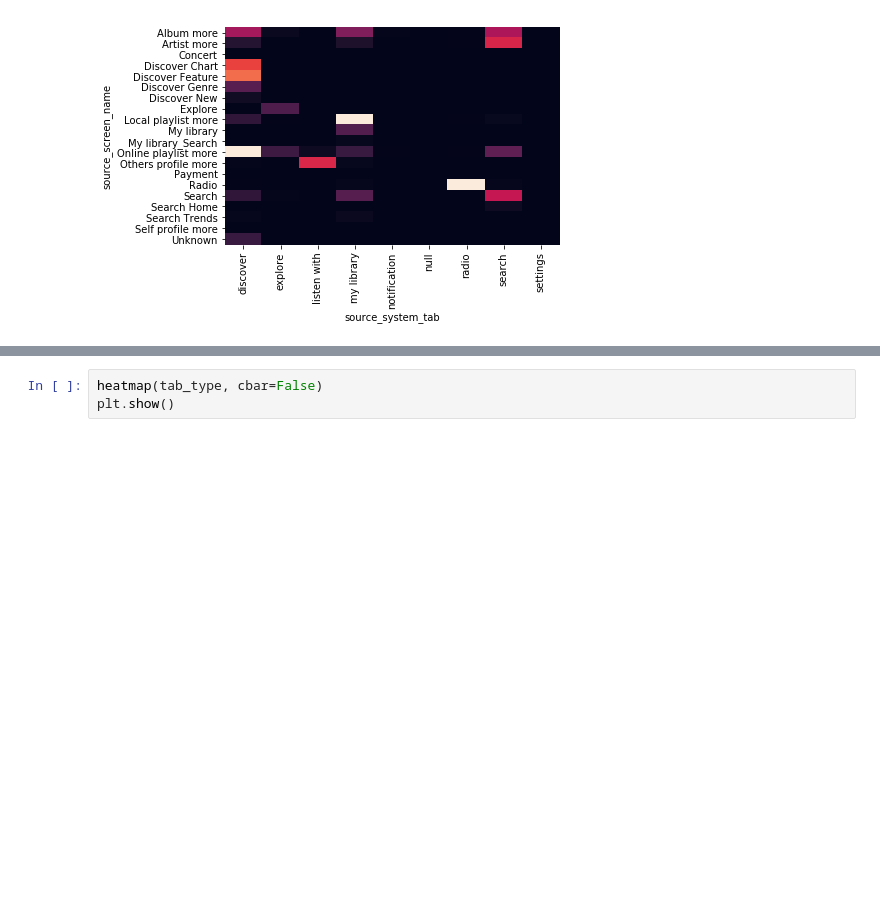
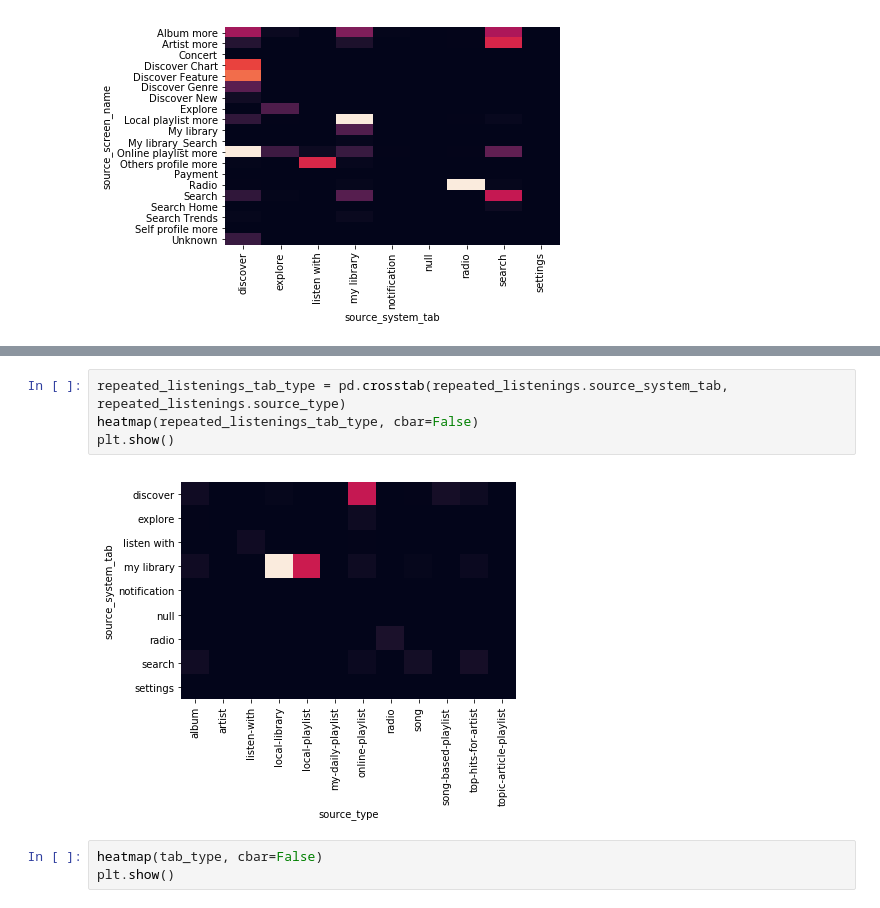
Before and after one commit to PaulPruliere/wsdm, a Jupyter notebook: wsdm.ipynb, the cells around one changed output, grey strips where cells are left out. Drawn from its saved outputs; the diff is of its cells as text; blank space fills up the shorter version.

```diff
--- a/wsdm.ipynb
+++ b/wsdm.ipynb
@@ -226,3 +284,9 @@ plt.show()
+# %%
+repeated_listenings_tab_type = pd.crosstab(repeated_listenings.source_system_tab, repeated_listenings.source_type)
+heatmap(repeated_listenings_tab_type, cbar=False)
+plt.show()
+# %% [output]
+[figure, added]
 # %%
 heatmap(tab_type, cbar=False)
 plt.show()
```
Also changed, not shown: parts of 24 cells of this notebook.
